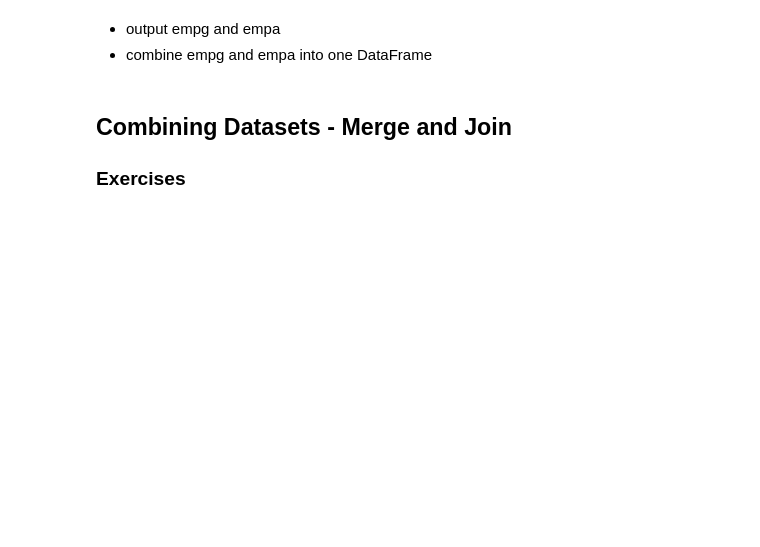
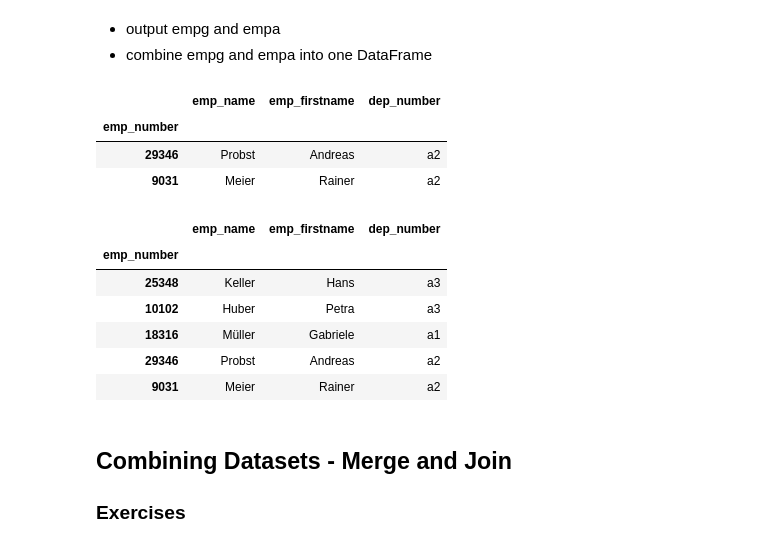
Before and after one commit to IchChefDuNixx/2023SS, a Jupyter notebook: DS/data_aai_sose23/lecture05_outliers/h05a-assignment-Pandas_Part_2.ipynb, the cells around one changed output. Cells and saved outputs as stored; diff of their text form; code cells hidden in the pictures; blank space fills up the shorter version.

```diff
--- a/DS/data_aai_sose23/lecture05_outliers/h05a-assignment-Pandas_Part_2.ipynb
+++ b/DS/data_aai_sose23/lecture05_outliers/h05a-assignment-Pandas_Part_2.ipynb
@@ -36,6 +62,23 @@ empa.index.name = 'emp_number'
 - combine empg and empa into one DataFrame
 # %%
 ## Solutions
+empa
+# %% [output]
+|  | emp_name | emp_firstname | dep_number |
+| emp_number |  |  |  |
+| 29346 | Probst | Andreas | a2 |
+| 9031 | Meier | Rainer | a2 |
+# %%
+emp = pd.concat([empg, empa])
+emp
+# %% [output]
+|  | emp_name | emp_firstname | dep_number |
+| emp_number |  |  |  |
+| 25348 | Keller | Hans | a3 |
+| 10102 | Huber | Petra | a3 |
+| 18316 | Müller | Gabriele | a1 |
+| 29346 | Probst | Andreas | a2 |
+| 9031 | Meier | Rainer | a2 |
 # %% [markdown]
 ## Combining Datasets - Merge and Join
 
```
Also changed, not shown: parts of 11 cells of this notebook, 14 other files.
